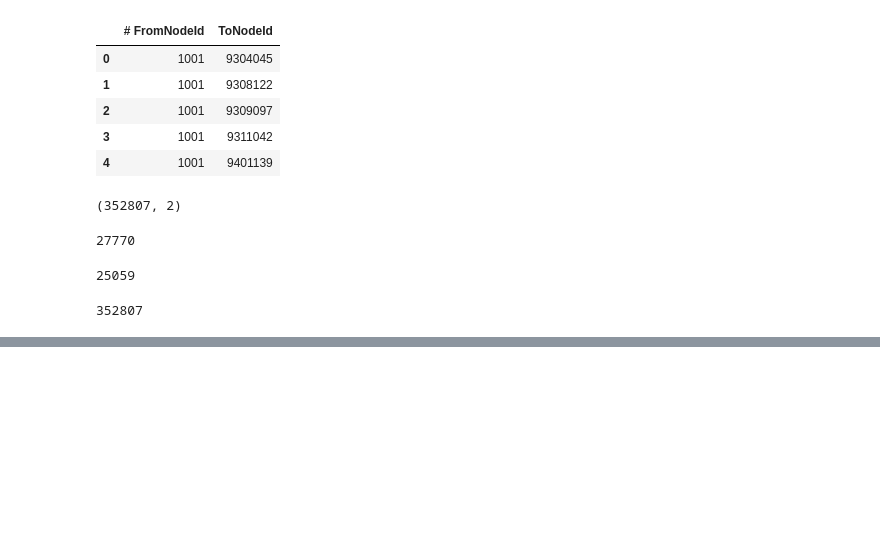
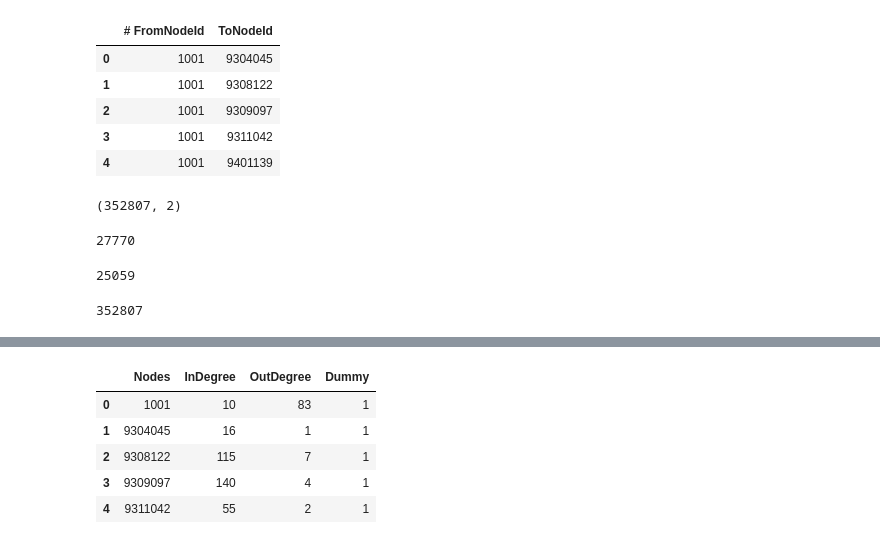
Before and after one commit to mohity5/Practice_NetworkAnalysis_Airports, a Jupyter notebook: basics.ipynb, the cells around one changed output, grey strips where cells are left out. Saved outputs shown, nothing was run; the diff lists cells and outputs as text; code cells hidden in the pictures; blank space fills up the shorter version.

```diff
--- a/basics.ipynb
+++ b/basics.ipynb
@@ -61,0 +52,11 @@ sns.histplot(In_Deg)
+# %%
+for k in list(range(0,len(Nodes),1)):
+
+    Degree_Df[k] = [Nodes[k], H.in_degree(Nodes[k]), H.out_degree(Nodes[k])]
+
+    if(k % 1000 == 0):
+        print(k,' Nodes processed')
+
+#There might be a faster way to do this.
+# %%
+ Degree_Df = Degree_Df.transpose()
@@ -61,0 +68,9 @@ sns.histplot(In_Deg)
+# %%
+Degree_Df.head()
+# %% [output]
+|  | Nodes | InDegree | OutDegree | Dummy |
+| 0 | 1001 | 10 | 83 | 1 |
+| 1 | 9304045 | 16 | 1 | 1 |
+| 2 | 9308122 | 115 | 7 | 1 |
+| 3 | 9309097 | 140 | 4 | 1 |
+| 4 | 9311042 | 55 | 2 | 1 |
```
Also changed, not shown: parts of 19 cells of this notebook.
